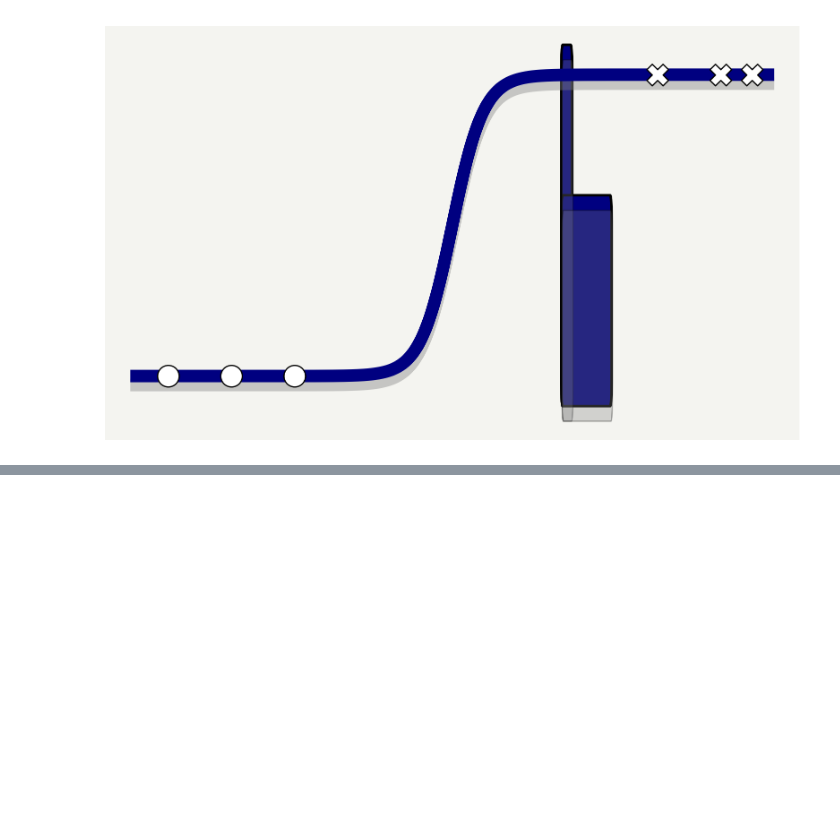
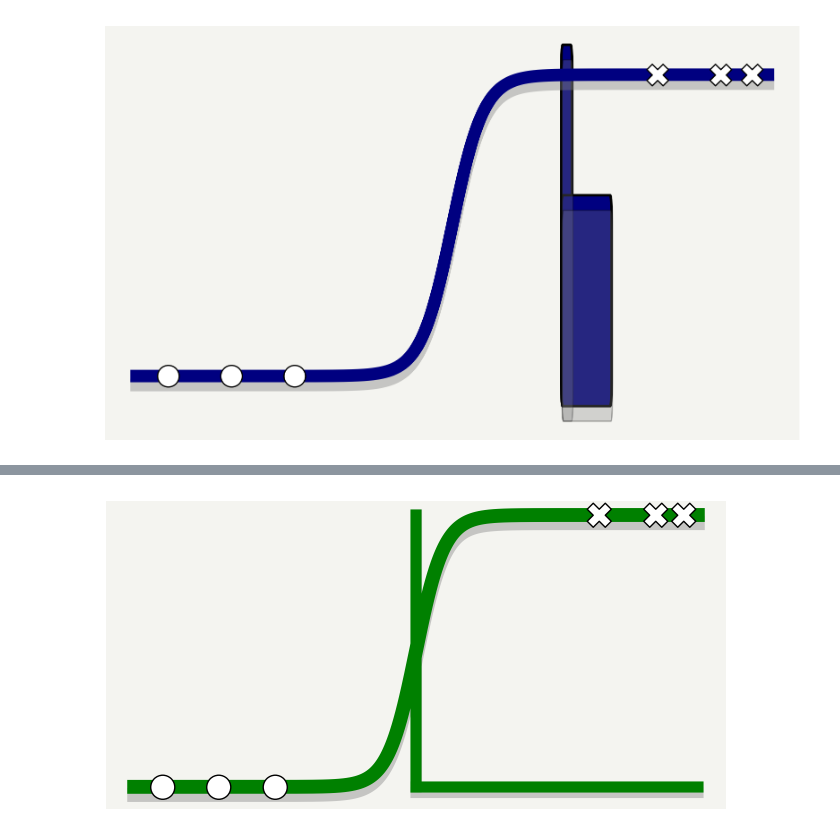
Before and after one commit to nipunbatra/blog, a Jupyter notebook: posts/2024-Jan-2-logo.ipynb, the cells around one changed output, grey strips where cells are left out. Cells and saved outputs as stored; diff of their text form; code cells hidden in the pictures; blank space fills up the shorter version.

```diff
--- a/posts/2024-Jan-2-logo.ipynb
+++ b/posts/2024-Jan-2-logo.ipynb
@@ -267,0 +271,4 @@ ax.spines['bottom'].set_visible(False)
+# %%
+make_logo(fig_size=(8, 4), color='green')
+# %% [output]
+[figure, added]
```
Also changed, not shown: parts of 10 cells of this notebook.
